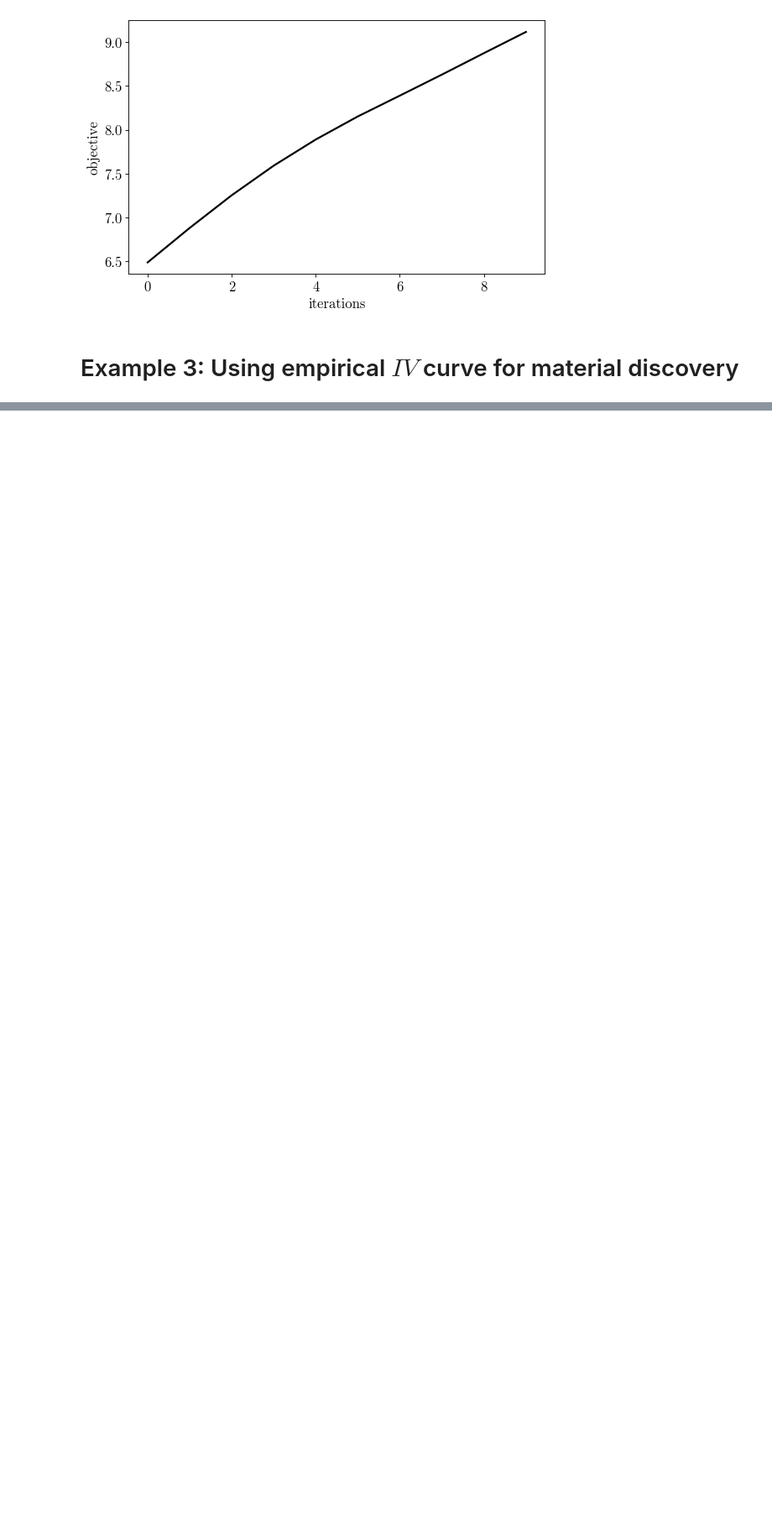
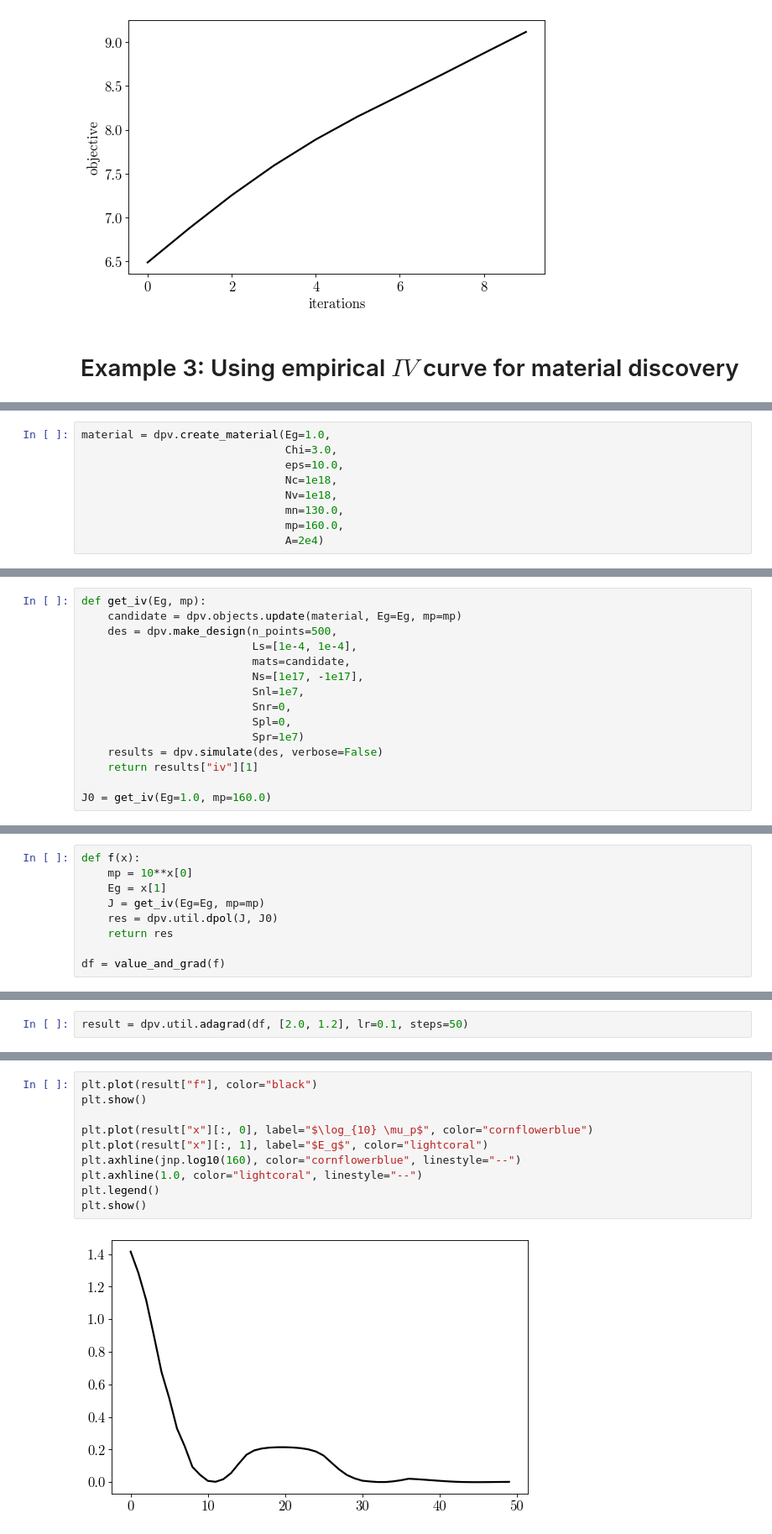
Before and after one commit to romanodev/deltapv, a Jupyter notebook: examples/tutorial.ipynb, the cells around one changed output, grey strips where cells are left out. Shown: that part at 84% size. Cells and saved outputs as stored; diff of their text form; blank space fills up the shorter version.

```diff
--- a/examples/tutorial.ipynb
+++ b/examples/tutorial.ipynb
@@ -369,0 +241,9 @@ plt.show()
+# %%
+material = dpv.create_material(Eg=1.0,
+                               Chi=3.0,
+                               eps=10.0,
+                               Nc=1e18,
+                               Nv=1e18,
+                               mn=130.0,
+                               mp=160.0,
+                               A=2e4)
@@ -369,0 +252,15 @@ plt.show()
+# %%
+def get_iv(Eg, mp):
+    candidate = dpv.objects.update(material, Eg=Eg, mp=mp)
+    des = dpv.make_design(n_points=500,
+                          Ls=[1e-4, 1e-4],
+                          mats=candidate,
+                          Ns=[1e17, -1e17],
+                          Snl=1e7,
+                          Snr=0,
+                          Spl=0,
+                          Spr=1e7)
+    results = dpv.simulate(des, verbose=False)
+    return results["iv"][1]
+
+J0 = get_iv(Eg=1.0, mp=160.0)
@@ -369,0 +269,9 @@ plt.show()
+# %%
+def f(x):
+    mp = 10**x[0]
+    Eg = x[1]
+    J = get_iv(Eg=Eg, mp=mp)
+    res = dpv.util.dpol(J, J0)
+    return res
+
+df = value_and_grad(f)
@@ -369,0 +280,2 @@ plt.show()
+# %%
+result = dpv.util.adagrad(df, [2.0, 1.2], lr=0.1, steps=50)
@@ -369,0 +302,12 @@ plt.show()
+# %%
+plt.plot(result["f"], color="black")
+plt.show()
+
+plt.plot(result["x"][:, 0], label="$\log_{10} \mu_p$", color="cornflowerblue")
+plt.plot(result["x"][:, 1], label="$E_g$", color="lightcoral")
+plt.axhline(jnp.log10(160), color="cornflowerblue", linestyle="--")
+plt.axhline(1.0, color="lightcoral", linestyle="--")
+plt.legend()
+plt.show()
+# %% [output]
+[figure, added]
```
Also changed, not shown: parts of 29 cells of this notebook, 1 other file.
